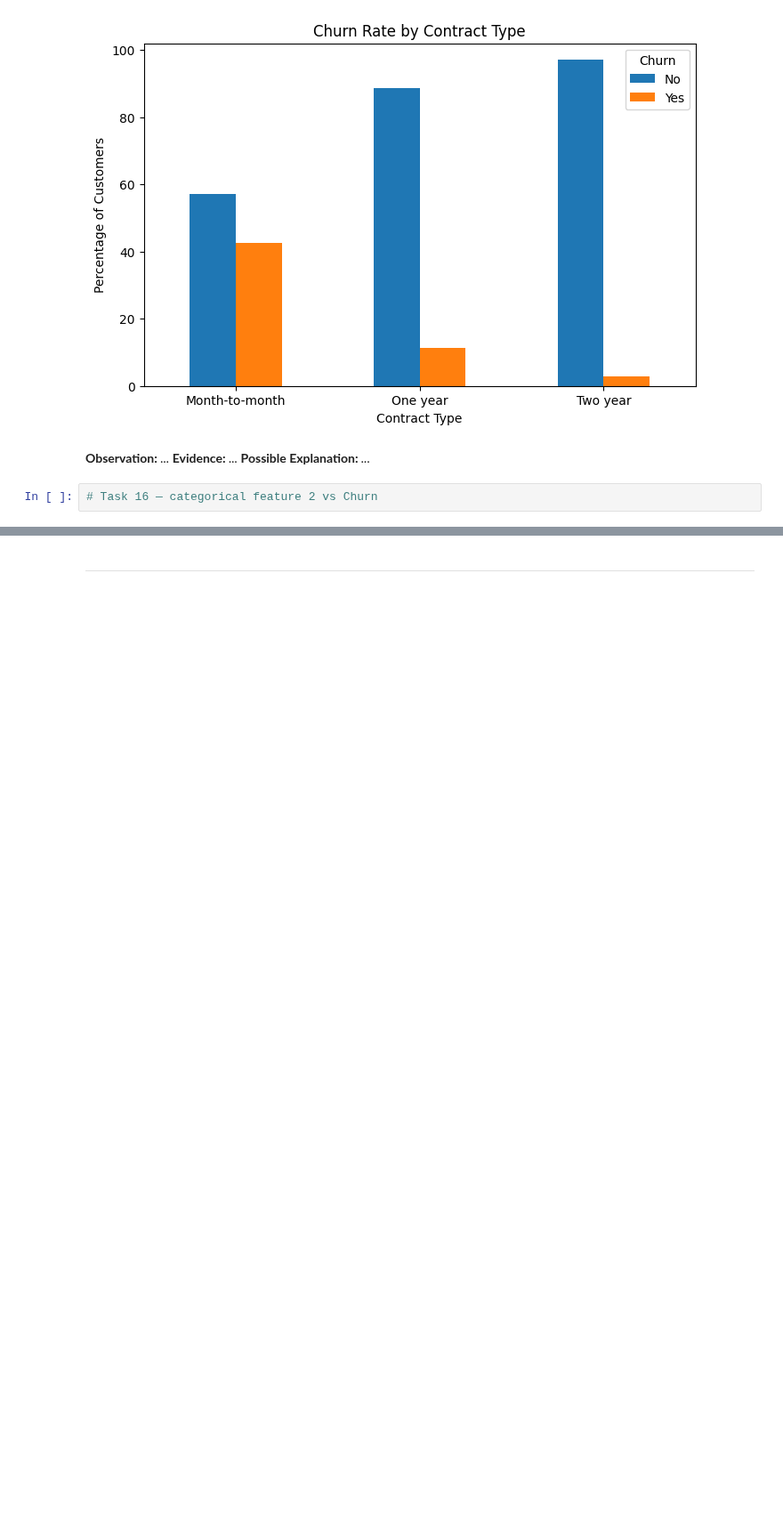
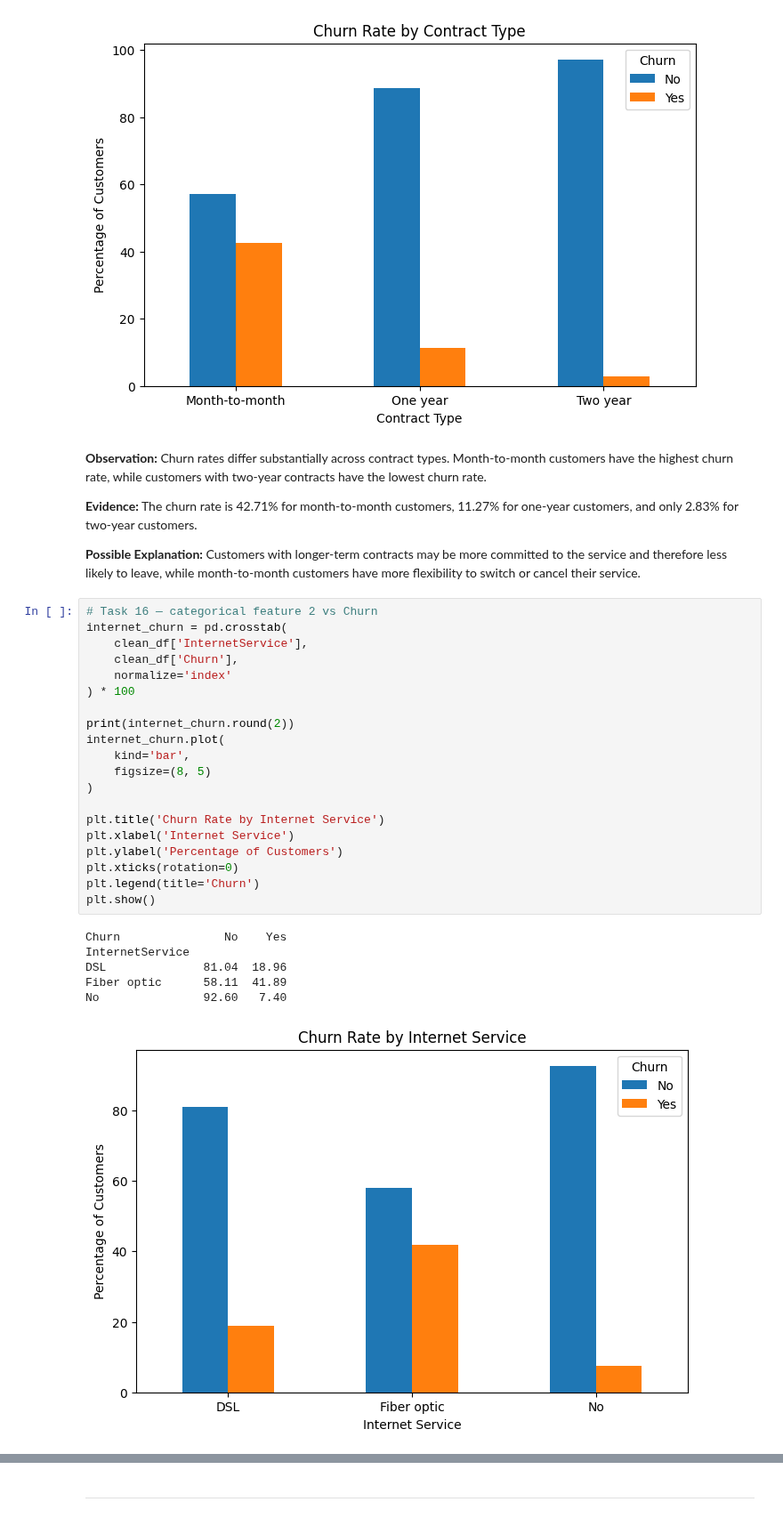
Before and after one commit to Ritika-Lund/Machine-learning-Lab, a Jupyter notebook: Lab2_Data_Cleaning_EDA_Template.ipynb, the cells around one changed output, grey strips where cells are left out. Shown at 89% size. Drawn from its saved outputs; the diff is of its cells as text; blank space fills up the shorter version.

```diff
--- a/Lab2_Data_Cleaning_EDA_Template.ipynb
+++ b/Lab2_Data_Cleaning_EDA_Template.ipynb
@@ -453,9 +453,37 @@ One year        88.73  11.27
 Two year        97.17   2.83
 [figure]
 # %% [markdown]
-**Observation:** _..._
-**Evidence:** _..._
-**Possible Explanation:** _..._
+
+**Observation:** Churn rates differ substantially across contract types. Month-to-month customers have the highest churn rate, while customers with two-year contracts have the lowest churn rate.
+
+**Evidence:** The churn rate is 42.71% for month-to-month customers, 11.27% for one-year customers, and only 2.83% for two-year customers.
+
+**Possible Explanation:** Customers with longer-term contracts may be more committed to the service and therefore less likely to leave, while month-to-month customers have more flexibility to switch or cancel their service.
 # %%
 # Task 16 — categorical feature 2 vs Churn
+internet_churn = pd.crosstab(
+    clean_df['InternetService'],
+    clean_df['Churn'],
+    normalize='index'
+) * 100
+
+print(internet_churn.round(2))
+internet_churn.plot(
+    kind='bar',
+    figsize=(8, 5)
+)
+
+plt.title('Churn Rate by Internet Service')
+plt.xlabel('Internet Service')
+plt.ylabel('Percentage of Customers')
+plt.xticks(rotation=0)
+plt.legend(title='Churn')
+plt.show()
+# %% [output]
+Churn               No    Yes
+InternetService
+DSL              81.04  18.96
+Fiber optic      58.11  41.89
+No               92.60   7.40
+[figure, added]
 # %% [markdown]
```
Also changed, not shown: parts of 5 cells of this notebook.
